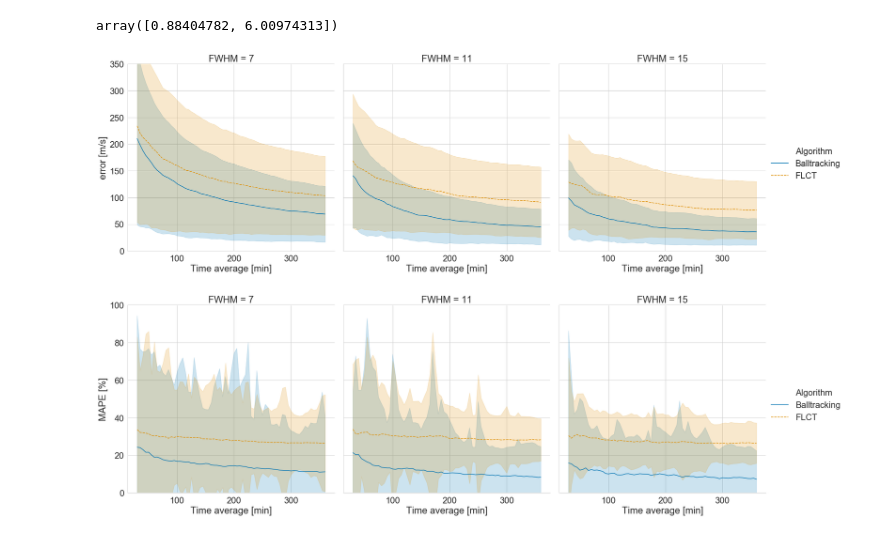
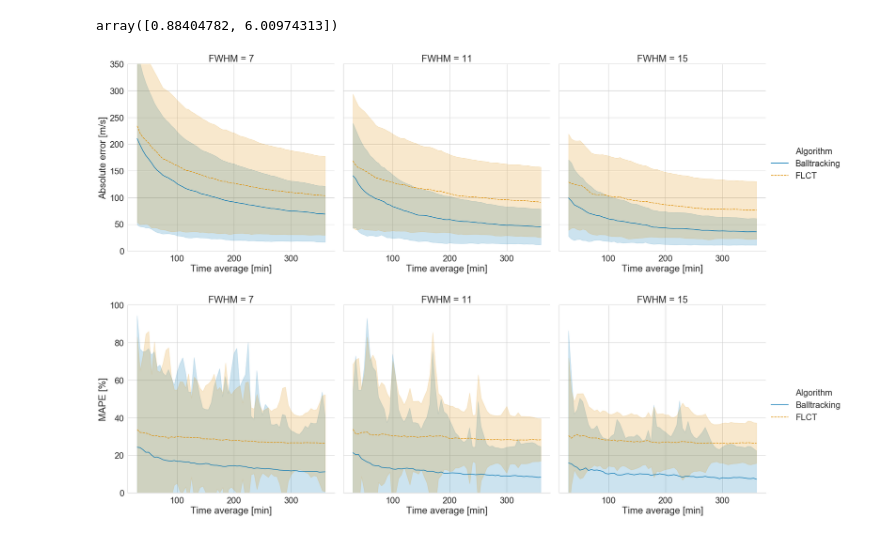
Before and after one commit to raphael-attie/sunflower, a Jupyter notebook: Comparisons/FLCT_Balltracking.ipynb, the cells around one changed output. Saved outputs shown, nothing was run; the diff lists cells and outputs as text; code cells hidden in the pictures.

```diff
--- a/Comparisons/FLCT_Balltracking.ipynb
+++ b/Comparisons/FLCT_Balltracking.ipynb
@@ -308,10 +304,10 @@ array([0.88404782, 6.00974313])
 # %%
 g1 = sns.relplot(data=df1, x='nframes', y='error',style='Algorithm', hue='Algorithm', col='FWHM', kind='line', ci='sd', legend='full',
             palette='colorblind', height=8)
-g1.set(xlabel='Time average [min]', ylabel='error [m/s]', ylim=[0, 350])
+g1.set(xlabel='Time average [min]', ylabel='Absolute error [m/s]', ylim=[0, 350])
 plt.savefig(PurePath(outputdir, 'error.png'))
 # %% [output]
-[figure, old version]
+[figure, new version]
 # %%
 g1 = sns.relplot(data=df1, x='nframes', y='APE',style='Algorithm', hue='Algorithm', col='FWHM', kind='line', ci='sd', legend='full',
             palette='colorblind', height=8, estimator=np.median)
```
Also changed, not shown: parts of 4 cells of this notebook, 5 other files.
